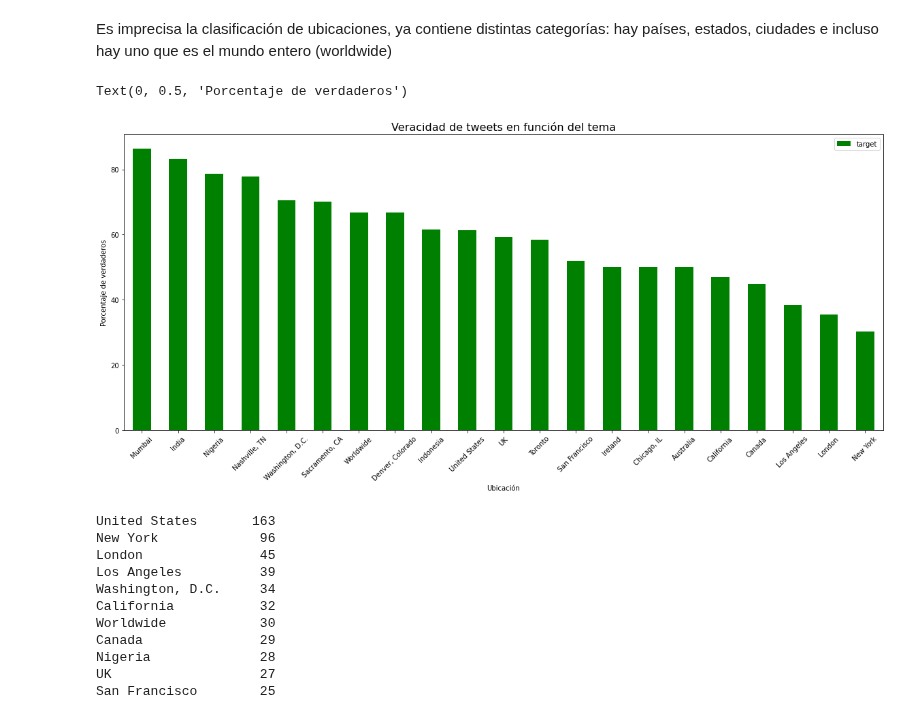
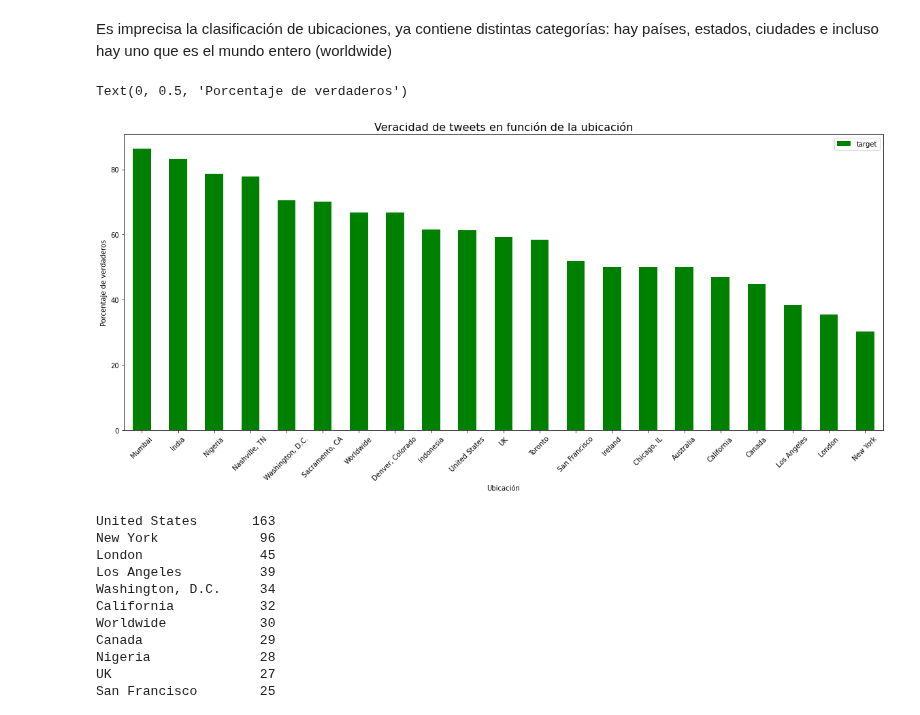
Before and after one commit to JulioCastillo1/TP1-Datos, a Jupyter notebook: Veracidad de los tweets.ipynb, the cells around one changed output. Cells and saved outputs as stored; diff of their text form; code cells hidden in the pictures.

Commit message:
Agrego insight. Corrijo título de visualización.

```diff
--- a/Veracidad de los tweets.ipynb
+++ b/Veracidad de los tweets.ipynb
@@ -202,14 +202,14 @@ truth_percentage_by_location
 Es imprecisa la clasificación de ubicaciones, ya contiene distintas categorías: hay países, estados, ciudades e incluso hay uno que es el mundo entero (worldwide)
 # %%
 truth_percentage_by_location.plot(kind='bar', figsize=(20,8), rot=45, color='green');
-plt.title('Veracidad de tweets en función del tema', fontsize=16)
+plt.title('Veracidad de tweets en función de la ubicación', fontsize=16)
 
 ax = plt.gca()
 ax.set_xlabel('Ubicación')
 ax.set_ylabel('Porcentaje de verdaderos')
 # %% [output]
 Text(0, 0.5, 'Porcentaje de verdaderos')
-[figure, old version]
+[figure, new version]
 # %%
 tweets_without_null_location['location'].value_counts()
 # %% [output]
```
Also changed, not shown: parts of 4 cells of this notebook.
